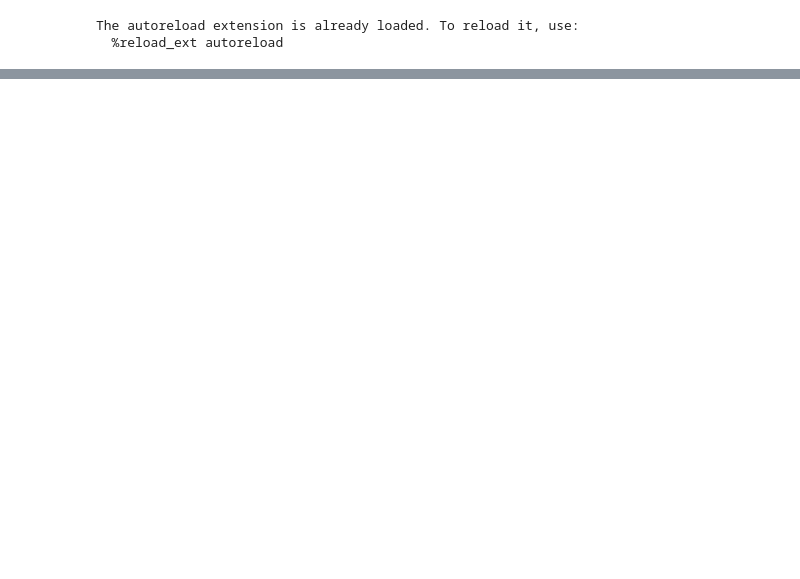
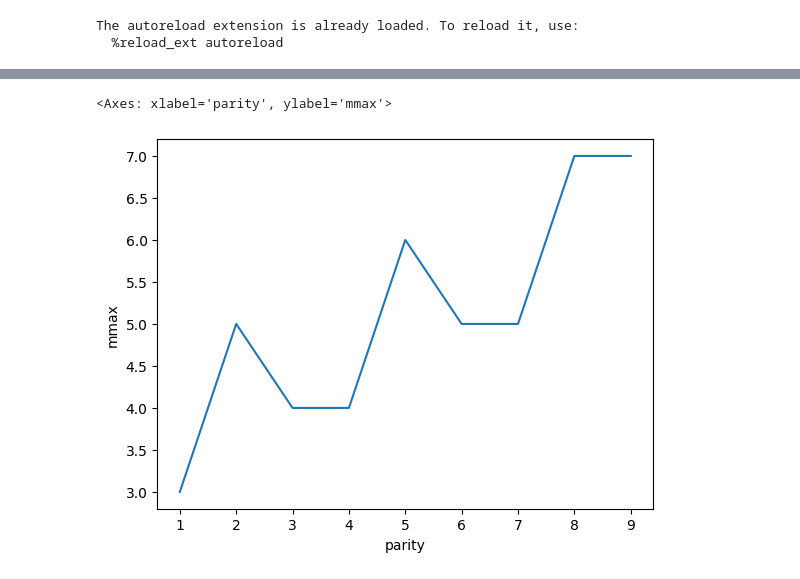
Before and after one commit to dridk/steganodf, a Jupyter notebook: Untitled.ipynb, the cells around one changed output, grey strips where cells are left out. Drawn from its saved outputs; the diff is of its cells as text; code cells hidden in the pictures; blank space fills up the shorter version.

```diff
--- a/Untitled.ipynb
+++ b/Untitled.ipynb
@@ -220,0 +246,4 @@ True
+# %%
+tdf = pl.read_parquet("test.parquet")
+
+tdf
@@ -220,0 +263,5 @@ True
+# %%
+sns.lineplot(x="parity", y="mmax", data=tdf.to_pandas())
+# %% [output]
+<Axes: xlabel='parity', ylabel='mmax'>
+[figure, added]
```
Also changed, not shown: parts of 32 cells of this notebook.
